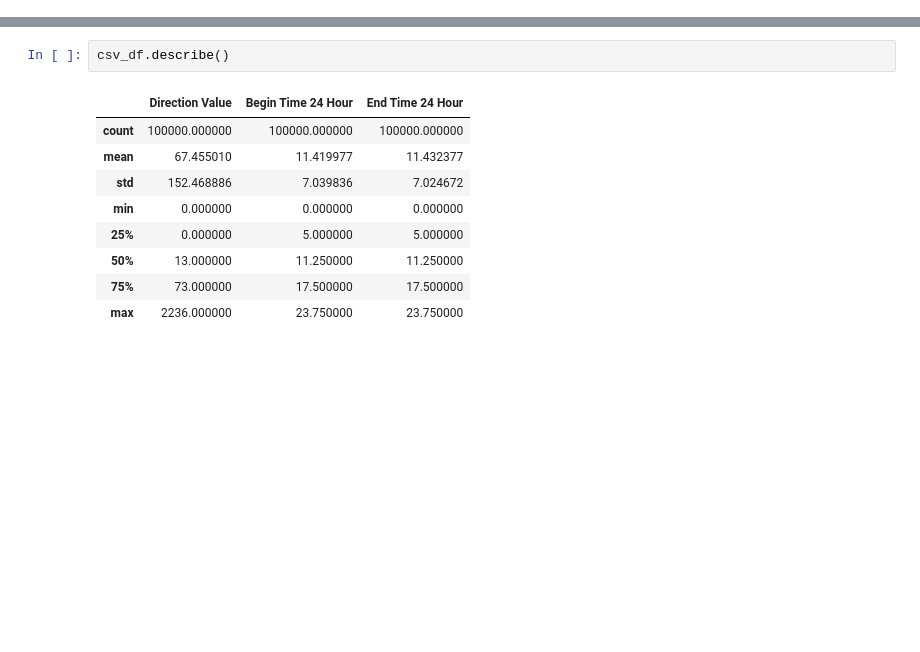
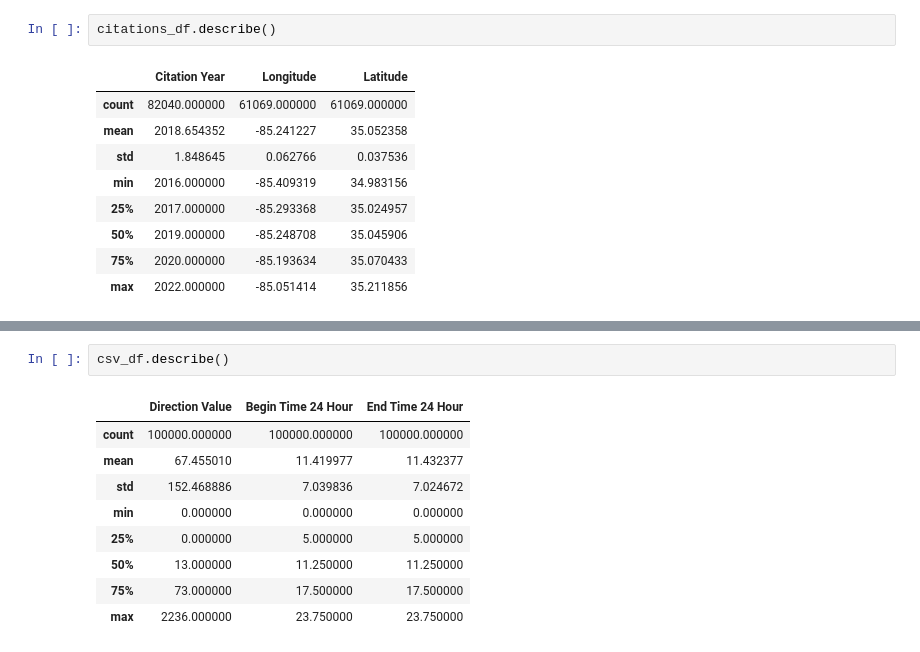
Before and after one commit to trey-causey/OpenData, a Jupyter notebook: Explore/DataExplore.ipynb, the cells around one changed output, grey strips where cells are left out. Cells and saved outputs as stored; diff of their text form; blank space fills up the shorter version.

```diff
--- a/Explore/DataExplore.ipynb
+++ b/Explore/DataExplore.ipynb
@@ -7,0 +18,12 @@ csv_df = pd.read_csv('E:\_Datasets\Hamilton_County_E911_Active_Calls\Hamilton_Co
+# %%
+citations_df.describe()
+# %% [output]
+|  | Citation Year | Longitude | Latitude |
+| count | 82040.000000 | 61069.000000 | 61069.000000 |
+| mean | 2018.654352 | -85.241227 | 35.052358 |
+| std | 1.848645 | 0.062766 | 0.037536 |
+| min | 2016.000000 | -85.409319 | 34.983156 |
+| 25% | 2017.000000 | -85.293368 | 35.024957 |
+| 50% | 2019.000000 | -85.248708 | 35.045906 |
+| 75% | 2020.000000 | -85.193634 | 35.070433 |
+| max | 2022.000000 | -85.051414 | 35.211856 |
```
Also changed, not shown: parts of 7 cells of this notebook, 6 other files.
